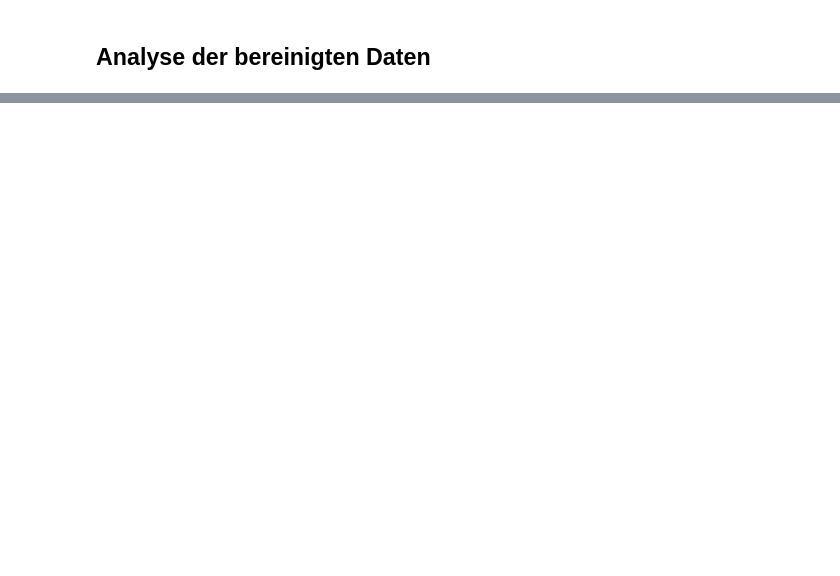
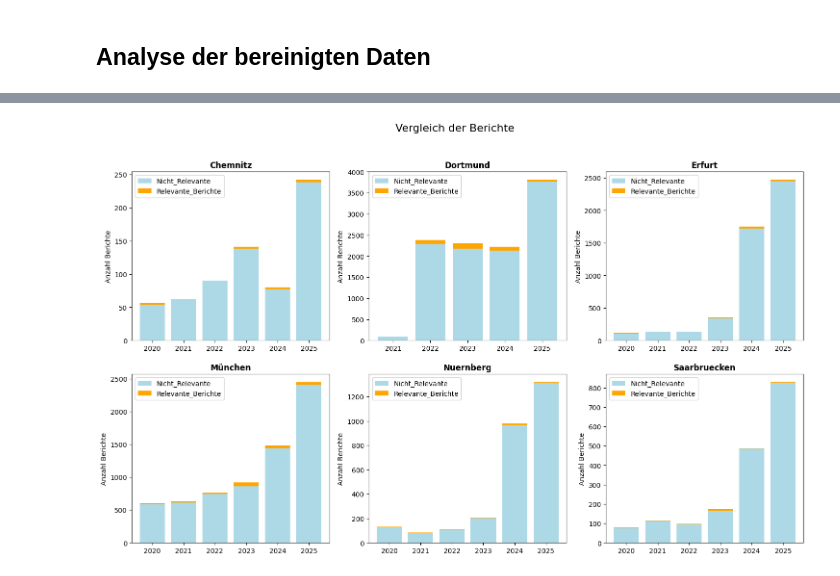
Before and after one commit to ichzann/DIS08_Data_modeling_7er_Gruppe, a Jupyter notebook: notebooks/analyse.ipynb, the cells around one changed output, grey strips where cells are left out. Cells and saved outputs as stored; diff of their text form; code cells hidden in the pictures; blank space fills up the shorter version.

```diff
--- a/notebooks/analyse.ipynb
+++ b/notebooks/analyse.ipynb
@@ -232,0 +86,32 @@ plt.show()
+# %%
+# gestapeltes Balkendiagramm über die Verteilung der relevanten und nicht relevanten Berichte der Städte
+
+berichte['Nicht_Relevante'] = berichte['Gesamt_Berichte'] - berichte['Relevante_Berichte']
+
+
+# Diagramme zusammenfügen
+stadte = berichte['Stadt'].unique()
+fig, axes = plt.subplots(nrows=2, ncols=3, figsize=(18, 10))
+axes_flat = axes.flatten()
+
+
+for i, stadt in enumerate(stadte):
+    ax = axes_flat[i]
+
+    subset = berichte[berichte['Stadt'] == stadt].set_index('Jahr')
+    plot_data = subset[['Nicht_Relevante', 'Relevante_Berichte']]
+
+    plot_data.plot(kind='bar', stacked=True, ax=ax, color=['lightblue', 'orange'], width=0.8, rot=0)
+
+
+    ax.set_title(stadt, fontweight='bold', fontsize=12)
+    ax.set_xlabel('')
+    ax.set_ylabel('Anzahl Berichte')
+
+
+
+
+plt.suptitle('Vergleich der Berichte ', fontsize=16)
+plt.show()
+# %% [output]
+[figure, added]
```
Also changed, not shown: parts of 12 cells of this notebook.
